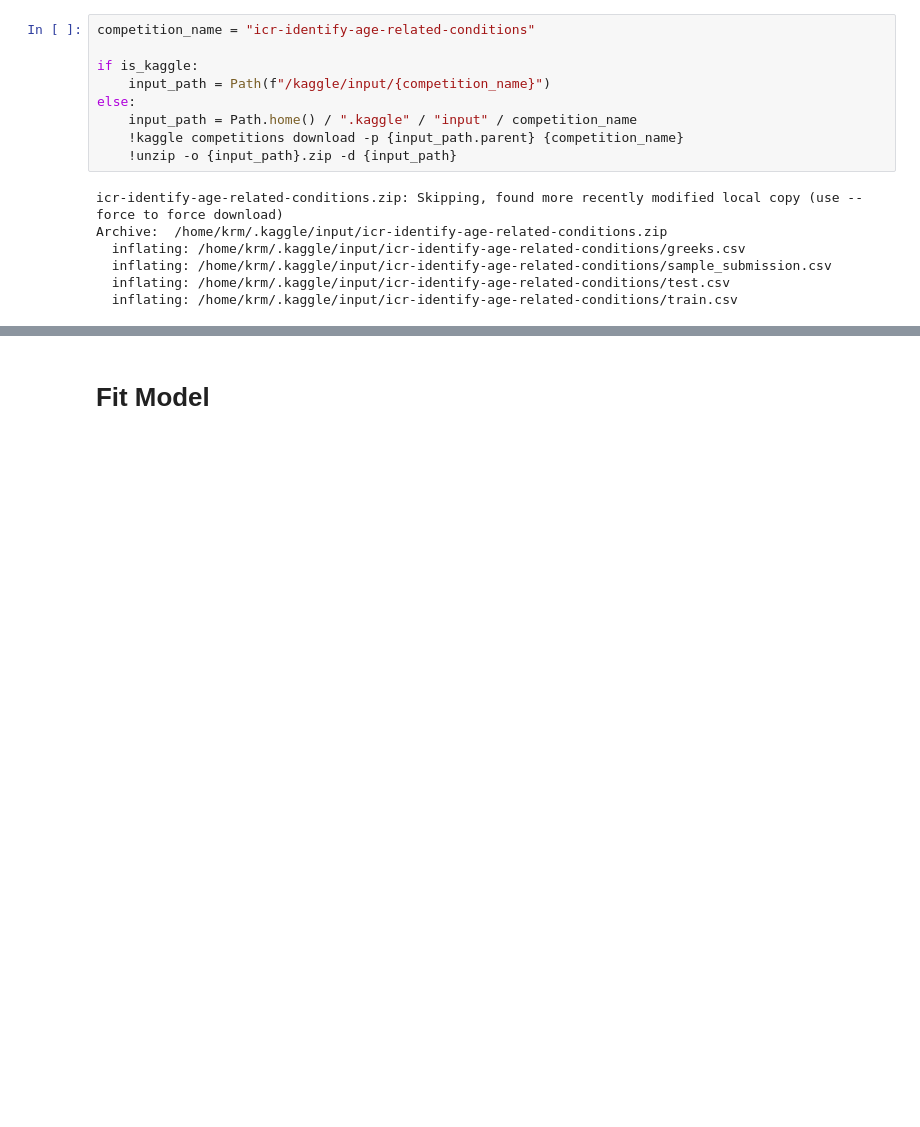
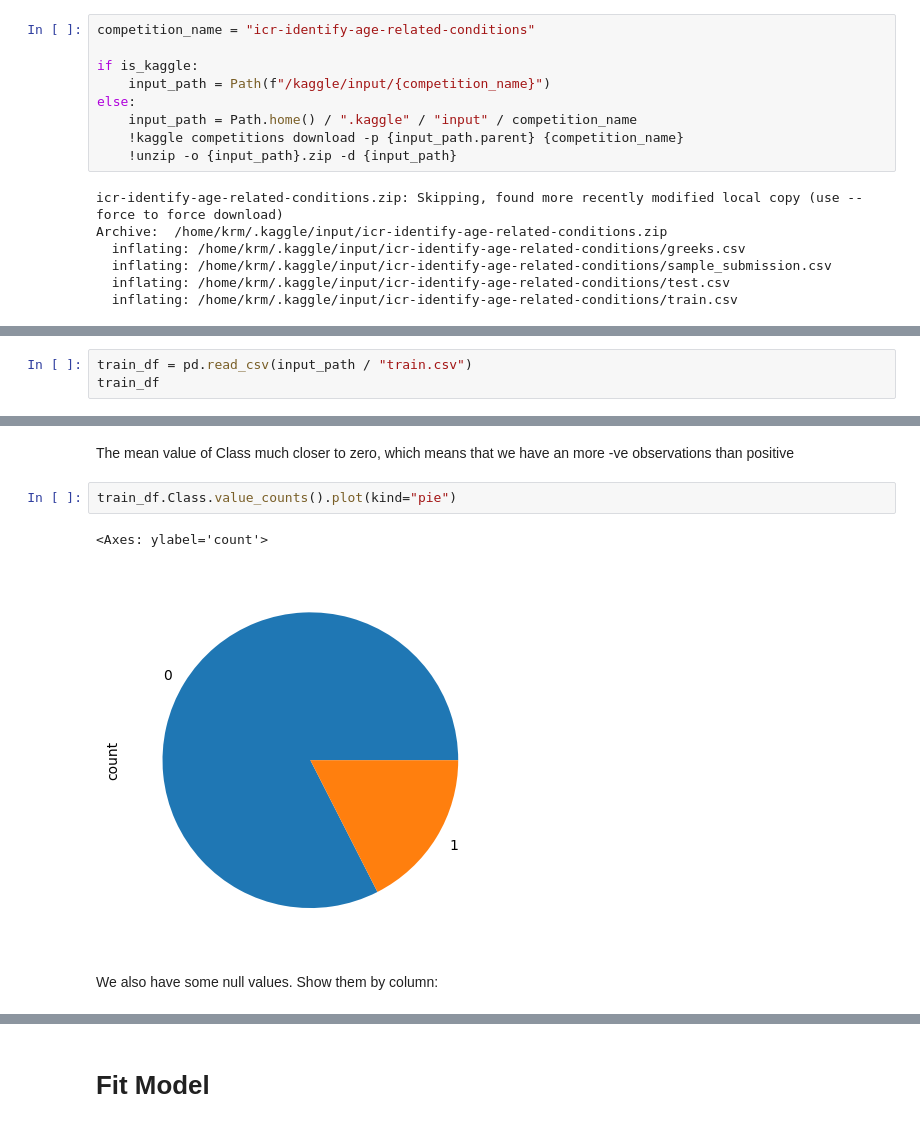
Before and after one commit to programmer-ke/icr-age-related-kaggle-competition, a Jupyter notebook: notebooks/linear_model_nn_from_scratch.ipynb, the cells around one changed output, grey strips where cells are left out. Cells and saved outputs as stored; diff of their text form; blank space fills up the shorter version.

```diff
--- a/notebooks/linear_model_nn_from_scratch.ipynb
+++ b/notebooks/linear_model_nn_from_scratch.ipynb
@@ -37,0 +47,3 @@ Archive:  /home/krm/.kaggle/input/icr-identify-age-related-conditions.zip
+# %%
+train_df = pd.read_csv(input_path / "train.csv")
+train_df
@@ -37,0 +99,9 @@ Archive:  /home/krm/.kaggle/input/icr-identify-age-related-conditions.zip
+# %% [markdown]
+The mean value of Class much closer to zero, which means that we have an more -ve observations than positive
+# %%
+train_df.Class.value_counts().plot(kind="pie")
+# %% [output]
+<Axes: ylabel='count'>
+[figure, added]
+# %% [markdown]
+We also have some null values. Show them by column:
```
Also changed, not shown: parts of 16 cells of this notebook.
